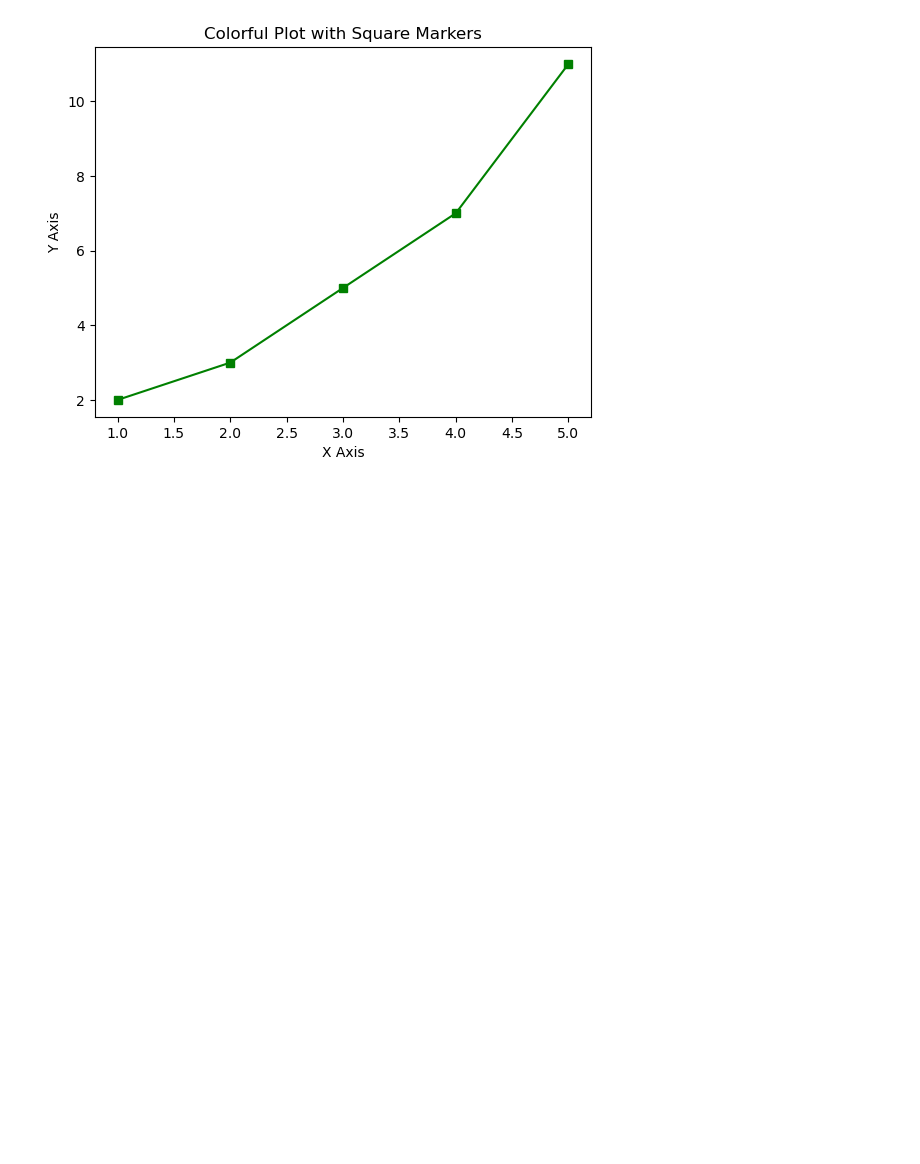
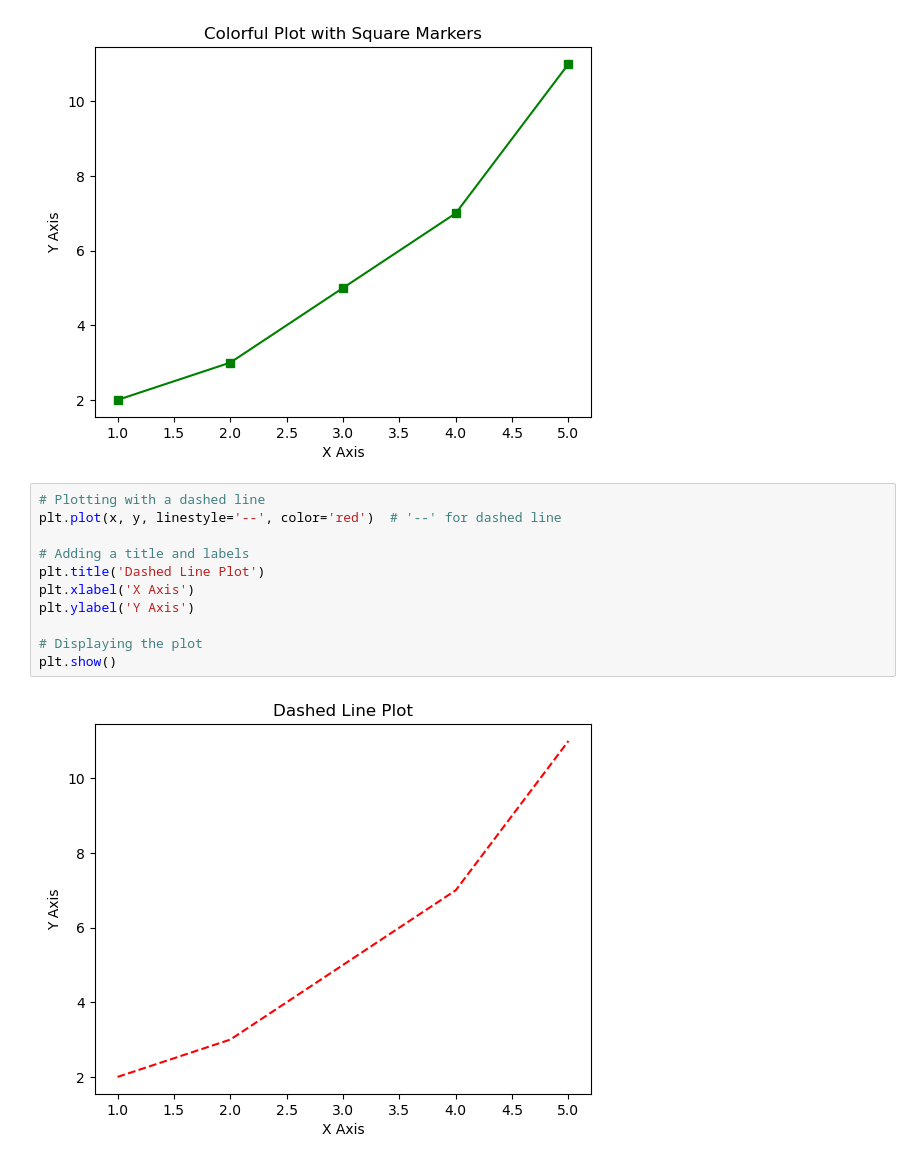
Before and after one commit to invinciblesk/matplotlib_Basics, a Jupyter notebook: plt_basics.ipynb, the cells around one changed output. Saved outputs shown, nothing was run; the diff lists cells and outputs as text; blank space fills up the shorter version.

Commit message:
Line style changed

```diff
--- a/plt_basics.ipynb
+++ b/plt_basics.ipynb
@@ -83,3 +83,16 @@ plt.ylabel('Y Axis')
 plt.show()
 # %% [output]
 [figure]
+# %%
+# Plotting with a dashed line
+plt.plot(x, y, linestyle='--', color='red')  # '--' for dashed line
+
+# Adding a title and labels
+plt.title('Dashed Line Plot')
+plt.xlabel('X Axis')
+plt.ylabel('Y Axis')
+
+# Displaying the plot
+plt.show()
+# %% [output]
+[figure, added]
```
